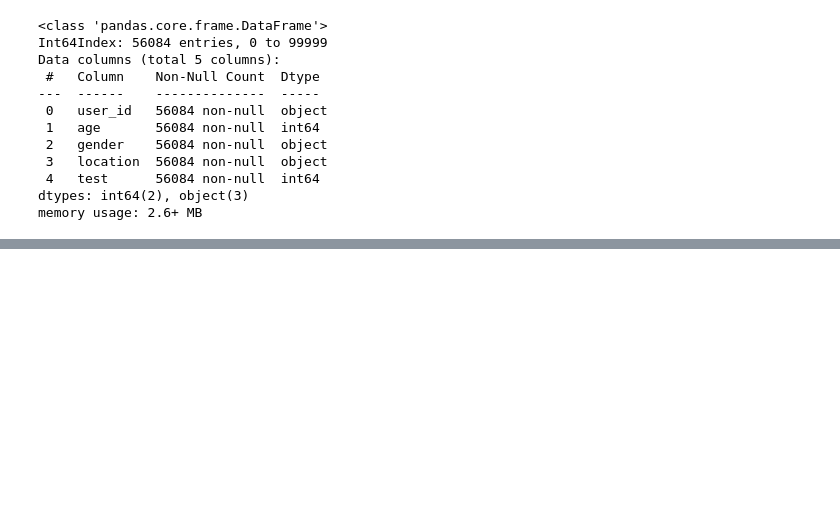
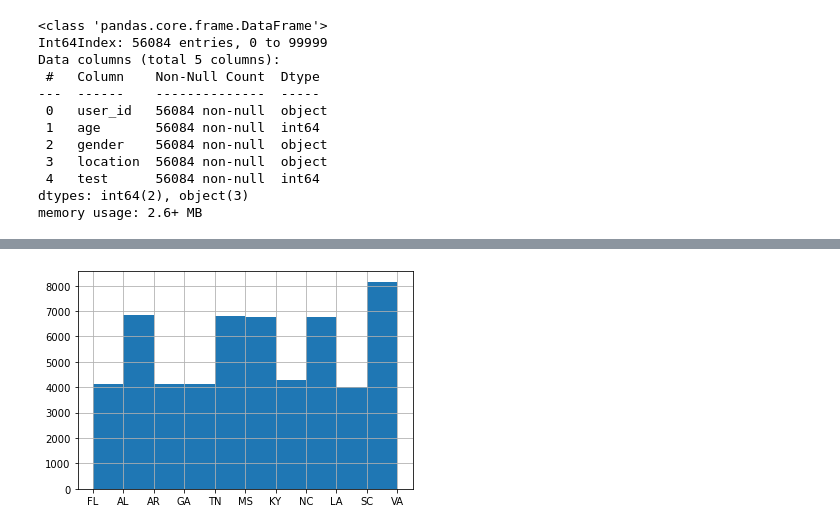
Before and after one commit to jkurdys/Vericast, a Jupyter notebook: notebooks/EDA.ipynb, the cells around one changed output, grey strips where cells are left out. Cells and saved outputs as stored; diff of their text form; code cells hidden in the pictures; blank space fills up the shorter version.

```diff
--- a/notebooks/EDA.ipynb
+++ b/notebooks/EDA.ipynb
@@ -146,0 +166,4 @@ memory usage: 2.6+ MB
+# %%
+test.location.hist();
+# %% [output]
+[figure, added]
```
Also changed, not shown: parts of 10 cells of this notebook.
